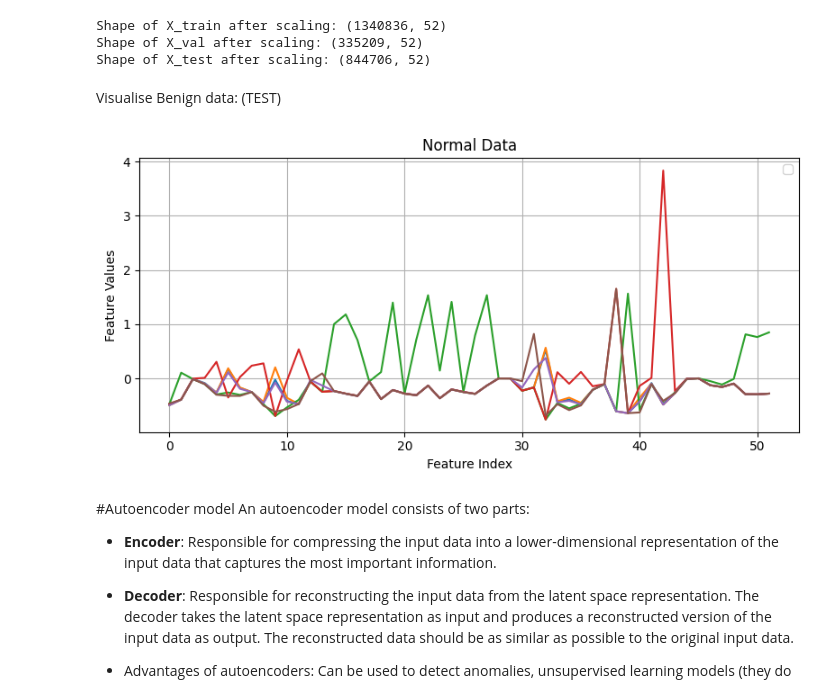
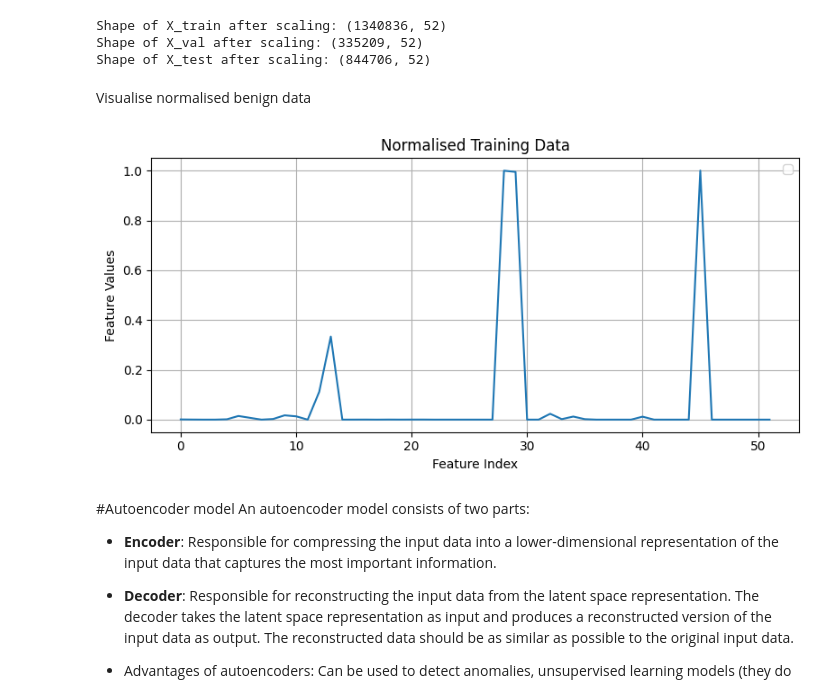
Before and after one commit to SianC7/LAIDS, a Jupyter notebook: Sian's_Autoencoder.ipynb, the cells around one changed output. Saved outputs shown, nothing was run; the diff lists cells and outputs as text; code cells hidden in the pictures.

```diff
--- a/Sian's_Autoencoder.ipynb
+++ b/Sian's_Autoencoder.ipynb
@@ -184,7 +206,8 @@ import numpy as np
 # --- Normalize ---
 # Initialize the scaler
 #scaler = RobustScaler()
-scaler = StandardScaler()
+#scaler = StandardScaler()
+scaler = MinMaxScaler()
 
 # Apply the scaler
 X_train = scaler.fit_transform(X_train) # Standardise data features
@@ -200,35 +223,35 @@ Shape of X_train after scaling: (1340836, 52)
 Shape of X_val after scaling: (335209, 52)
 Shape of X_test after scaling: (844706, 52)
 # %% [markdown]
-Visualise Benign data: (TEST)
+Visualise normalised benign data
 # %%
 import matplotlib.pyplot as plt
 plt.figure(figsize=(8, 4))
 plt.plot(X_train[0])
-plt.plot(X_train[2])
-plt.plot(X_train[3])
-plt.plot(X_train[4])
-plt.plot(X_train[5])
-plt.plot(X_train[6])
-plt.title("Normal Data")
+# plt.plot(X_train[2])
+# plt.plot(X_train[3])
+# plt.plot(X_train[4])
+# plt.plot(X_train[5])
+# plt.plot(X_train[6])
+plt.title("Normalised Training Data")
 plt.xlabel('Feature Index')
 plt.ylabel('Feature Values')
 plt.legend()
 plt.grid(True)
 plt.tight_layout()
 plt.show()
 
 # plt.figure(figsize=(8, 4))
 # plt.plot(X_train)
-# plt.title("Normal Data")
+# plt.title("Normalised Training Data")
 # plt.xlabel('Feature Index')
 # plt.ylabel('Feature Values')
 # plt.legend()
 # plt.grid(True)
 # plt.tight_layout()
 # plt.show()
 # %% [output]
-[figure, old version]
+[figure, new version]
 # %% [markdown]
 #Autoencoder model
 An autoencoder model consists of two parts:
```
Also changed, not shown: parts of 8 cells of this notebook.
